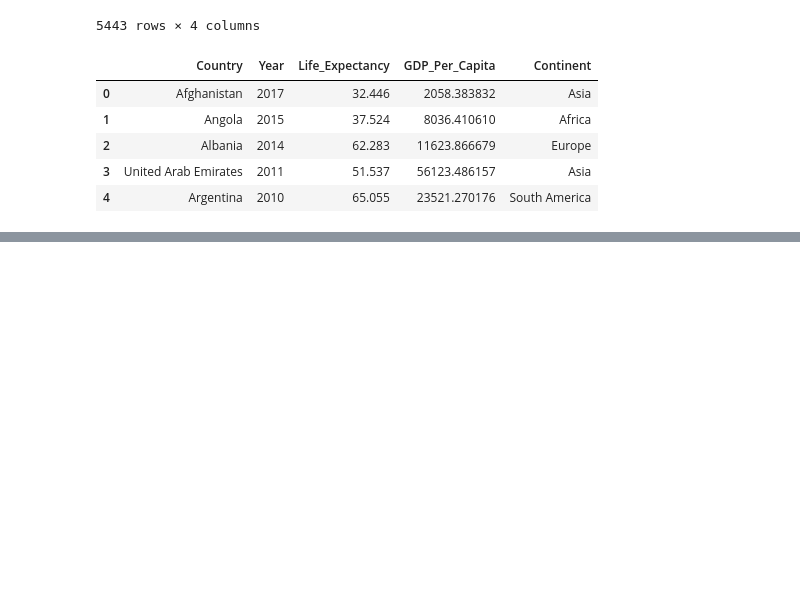
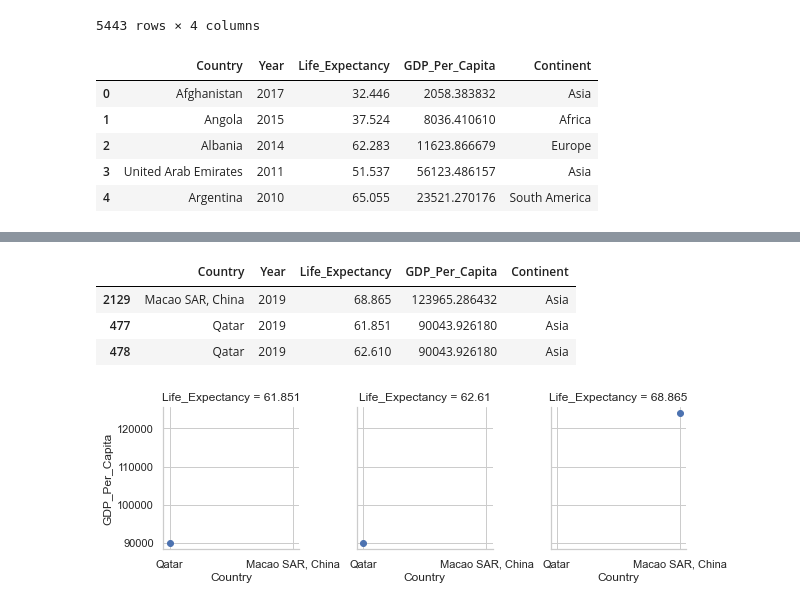
Before and after one commit to AlisonCG1/UN_practice_project, a Jupyter notebook: Notebooks/UN_DATA_EXPLORATION.ipynb, the cells around one changed output, grey strips where cells are left out. Drawn from its saved outputs; the diff is of its cells as text; code cells hidden in the pictures; blank space fills up the shorter version.

```diff
--- a/Notebooks/UN_DATA_EXPLORATION.ipynb
+++ b/Notebooks/UN_DATA_EXPLORATION.ipynb
@@ -442,0 +463,4 @@ gdp_le.tail()
+# %%
+#How many countries have a life expectancy of at least 80 in 2019?
+gdp_le_2019 = gdp_le[gdp_le['Year']== '2019']
+gdp_le_2019=gdp_le_2019.dropna()
@@ -442,0 +478,18 @@ gdp_le.tail()
+# %%
+#Find the countries that had the top 3 largest GDP per capita figures for 2019
+
+top_gdp_le_2019 = gdp_le_2019.nlargest(3, ['GDP_Per_Capita'])
+top_gdp_le_2019
+# %% [output]
+|  | Country | Year | Life_Expectancy | GDP_Per_Capita | Continent |
+| 2129 | Macao SAR, China | 2019 | 68.865 | 123965.286432 | Asia |
+| 477 | Qatar | 2019 | 61.851 | 90043.926180 | Asia |
+| 478 | Qatar | 2019 | 62.610 | 90043.926180 | Asia |
+# %%
+#Create a seaborn FacetGrid showing the change in life expectancy over time for these three countries.
+
+gdp_facetgrid = sns.FacetGrid(data=top_gdp_le_2019, col='Life_Expectancy')
+gdp_facetgrid = gdp_facetgrid.map(plt.scatter, 'Country', 'GDP_Per_Capita')
+plt.show()
+# %% [output]
+[figure, added]
```
Also changed, not shown: parts of 57 cells of this notebook.
